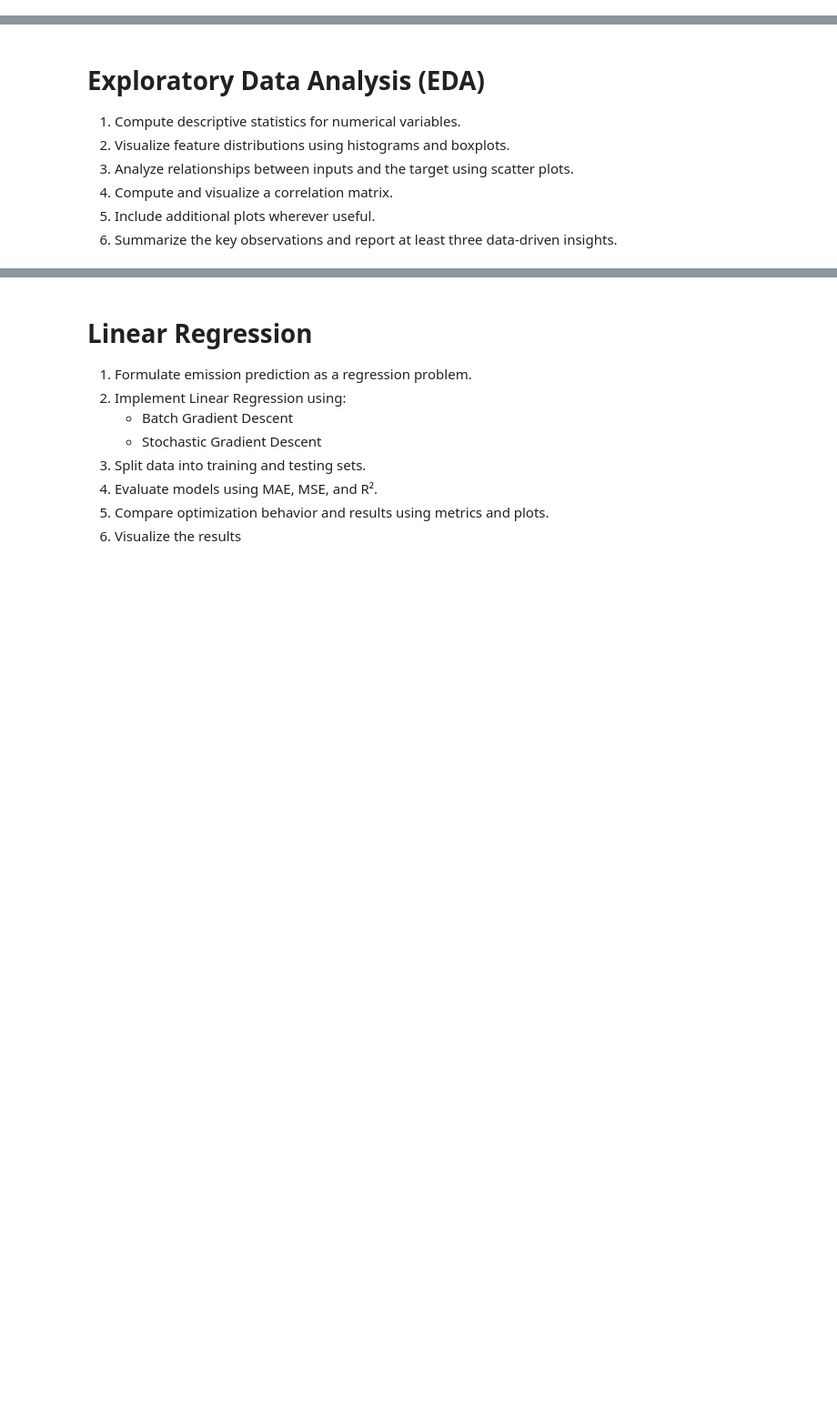
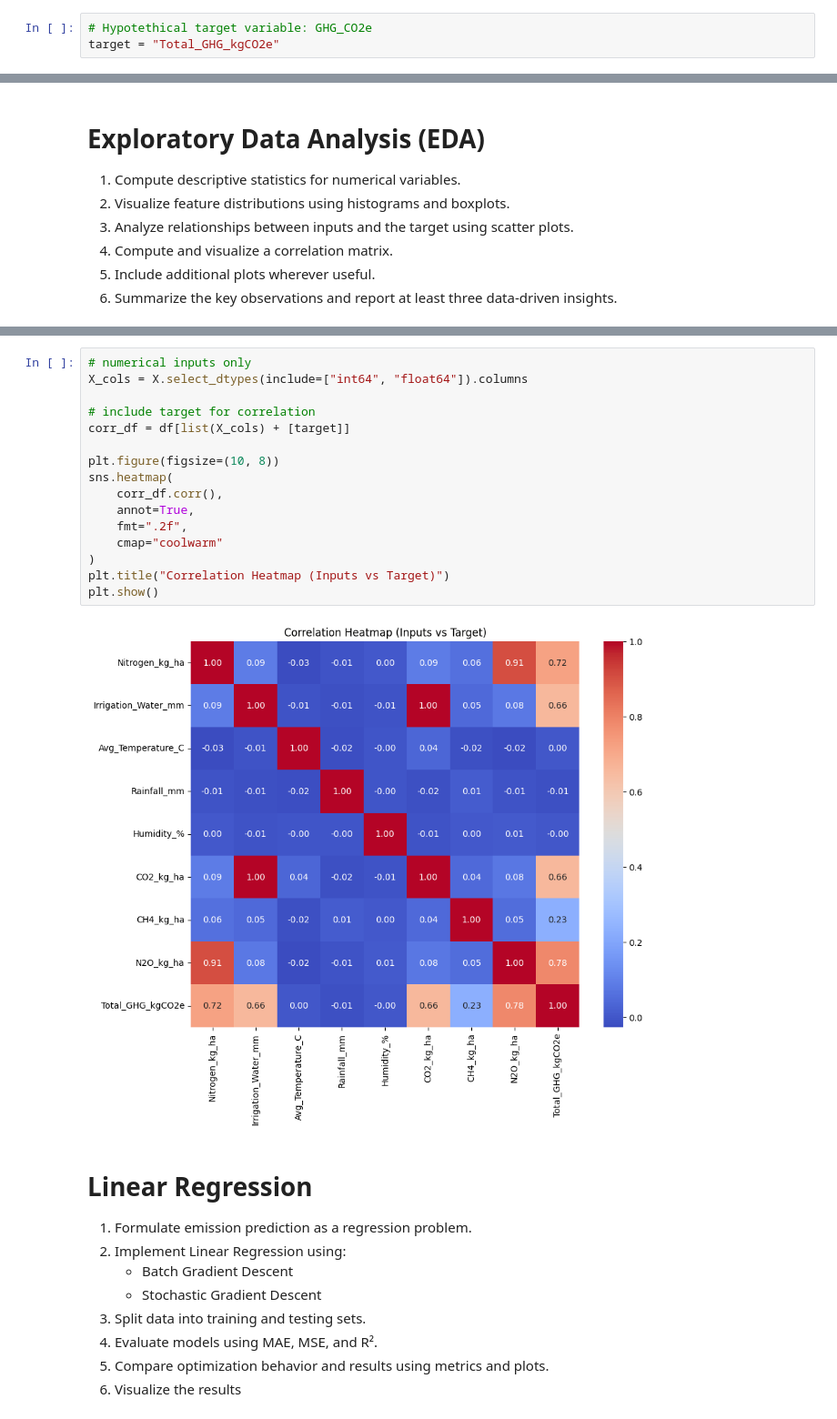
Before and after one commit to honua-dmg/BITS-F464-Assignment1, a Jupyter notebook: ML_Assignment1.ipynb, the cells around one changed output, grey strips where cells are left out. Shown at 91% size. Cells and saved outputs as stored; diff of their text form; blank space fills up the shorter version.

```diff
--- a/ML_Assignment1.ipynb
+++ b/ML_Assignment1.ipynb
@@ -55,0 +157,3 @@ import seaborn as sns
+# %%
+# Hypotethical target variable: GHG_CO2e
+target = "Total_GHG_kgCO2e"
@@ -64,3 +285,21 @@ import seaborn as sns
+# %%
+# numerical inputs only
+X_cols = X.select_dtypes(include=["int64", "float64"]).columns
+
+# include target for correlation
+corr_df = df[list(X_cols) + [target]]
+
+plt.figure(figsize=(10, 8))
+sns.heatmap(
+    corr_df.corr(),
+    annot=True,
+    fmt=".2f",
+    cmap="coolwarm"
+)
+plt.title("Correlation Heatmap (Inputs vs Target)")
+plt.show()
+# %% [output]
+[figure, added]
 # %% [markdown]
 # **Linear Regression**
 
```
Also changed, not shown: parts of 22 cells of this notebook, 2 other files.
